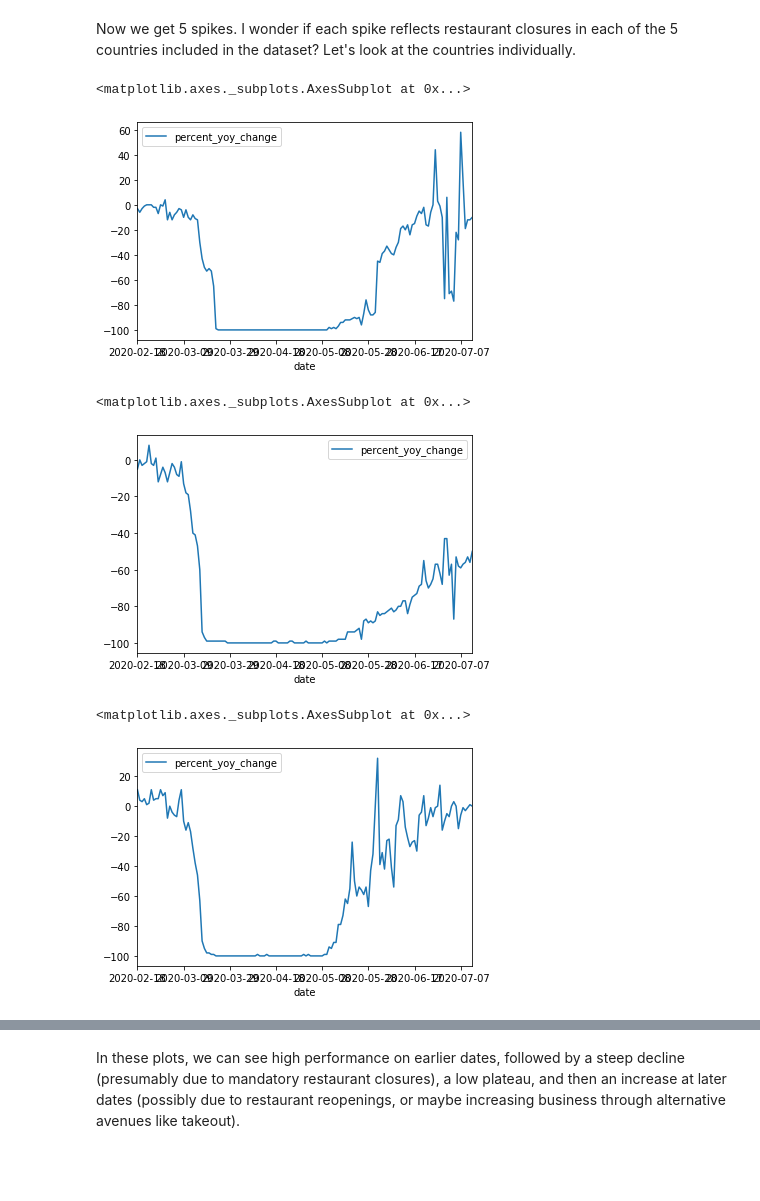
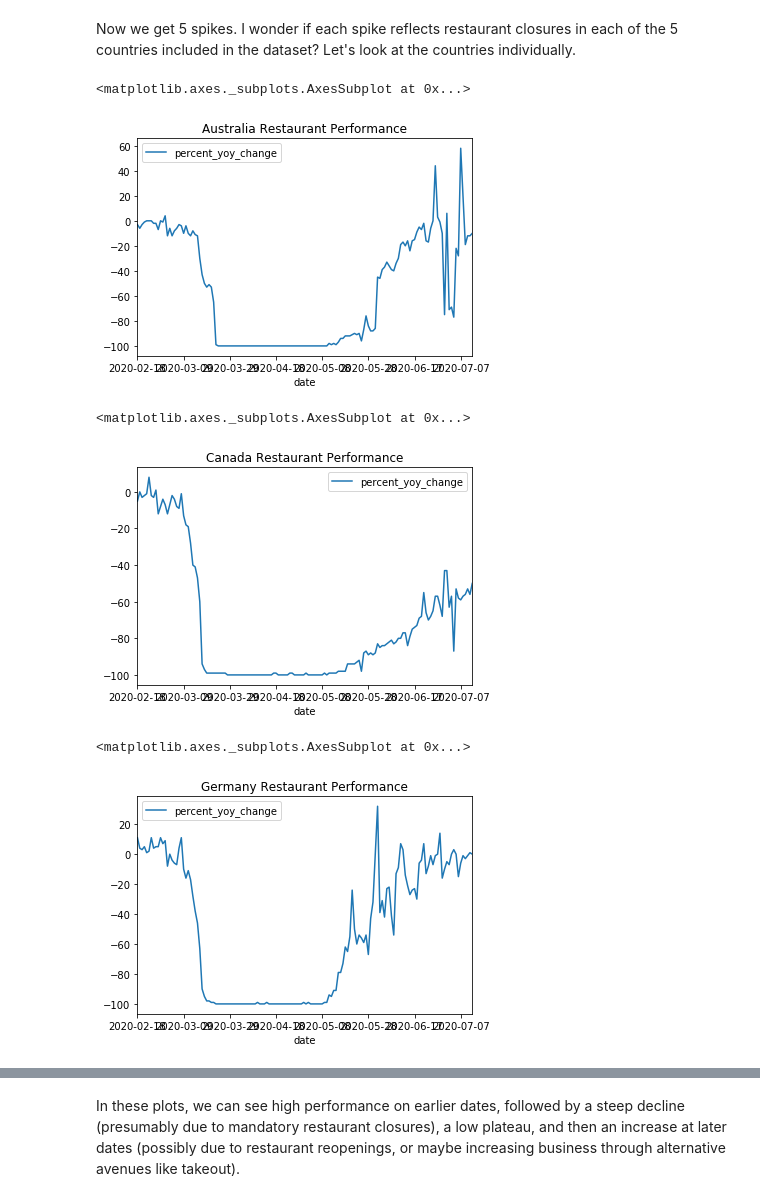
Before and after one commit to mirandaday16/covid_prevention_data_analysis, a Jupyter notebook: miranda_adkins/7-13 Data Exploration (Mobility-Restaurants).ipynb, the cells around one changed output, grey strips where cells are left out. Saved outputs shown, nothing was run; the diff lists cells and outputs as text; code cells hidden in the pictures; blank space fills up the shorter version.

Commit message:
country comparisons for restaurants

```diff
--- a/miranda_adkins/7-13 Data Exploration (Mobility-Restaurants).ipynb
+++ b/miranda_adkins/7-13 Data Exploration (Mobility-Restaurants).ipynb
@@ -451,18 +451,18 @@ mex_df = restaurant_df[restaurant_df["country"].str.contains("Mexico")]
 # %%
 # Now, let's see how restaurant performance changed over time in each individual country
 
-aus_df.plot("date", "percent_yoy_change")
+aus_df.plot("date", "percent_yoy_change", title="Australia Restaurant Performance")
 # %% [output]
 <matplotlib.axes._subplots.AxesSubplot at 0x...>
-[figure, old version]
+[figure, new version]
 # %%
-can_df.plot("date", "percent_yoy_change")
+can_df.plot("date", "percent_yoy_change", title="Canada Restaurant Performance")
 # %% [output]
 <matplotlib.axes._subplots.AxesSubplot at 0x...>
-[figure, old version]
+[figure, new version]
 # %%
-ger_df.plot("date", "percent_yoy_change")
+ger_df.plot("date", "percent_yoy_change", title="Germany Restaurant Performance")
 # %% [output]
 <matplotlib.axes._subplots.AxesSubplot at 0x...>
-[figure, old version]
+[figure, new version]
 # %%
```
Also changed, not shown: parts of 9 cells of this notebook.
